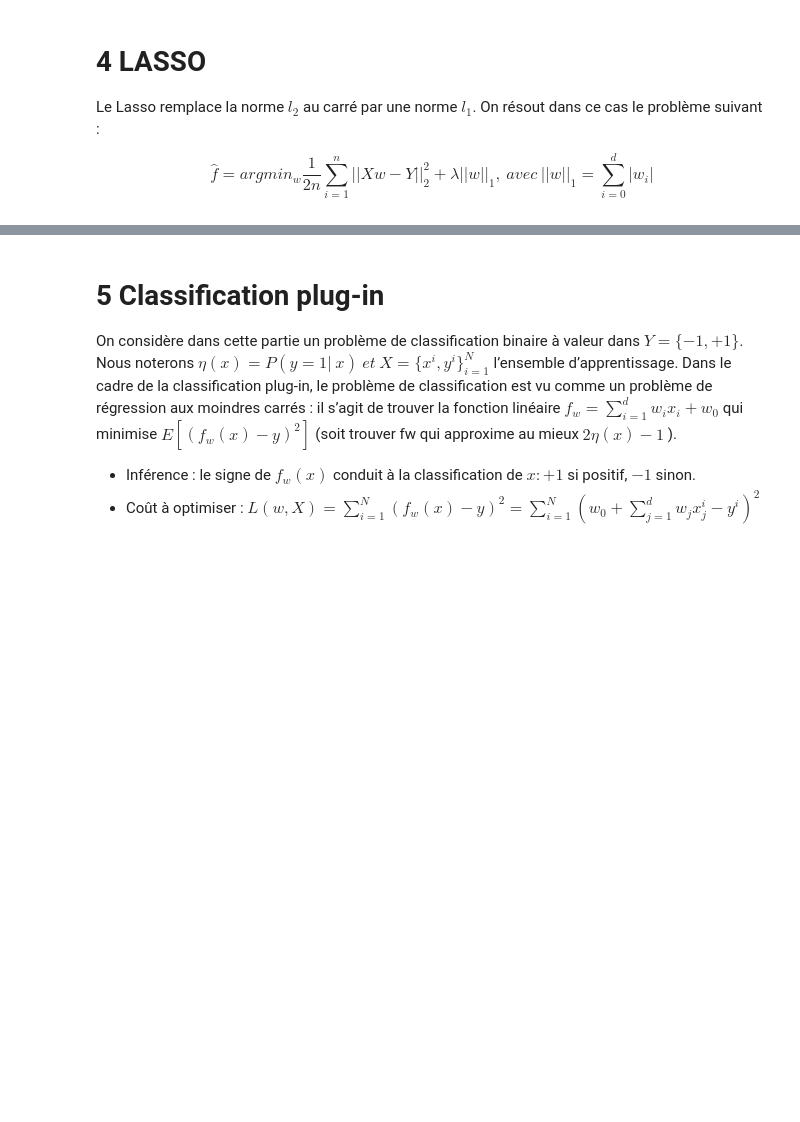
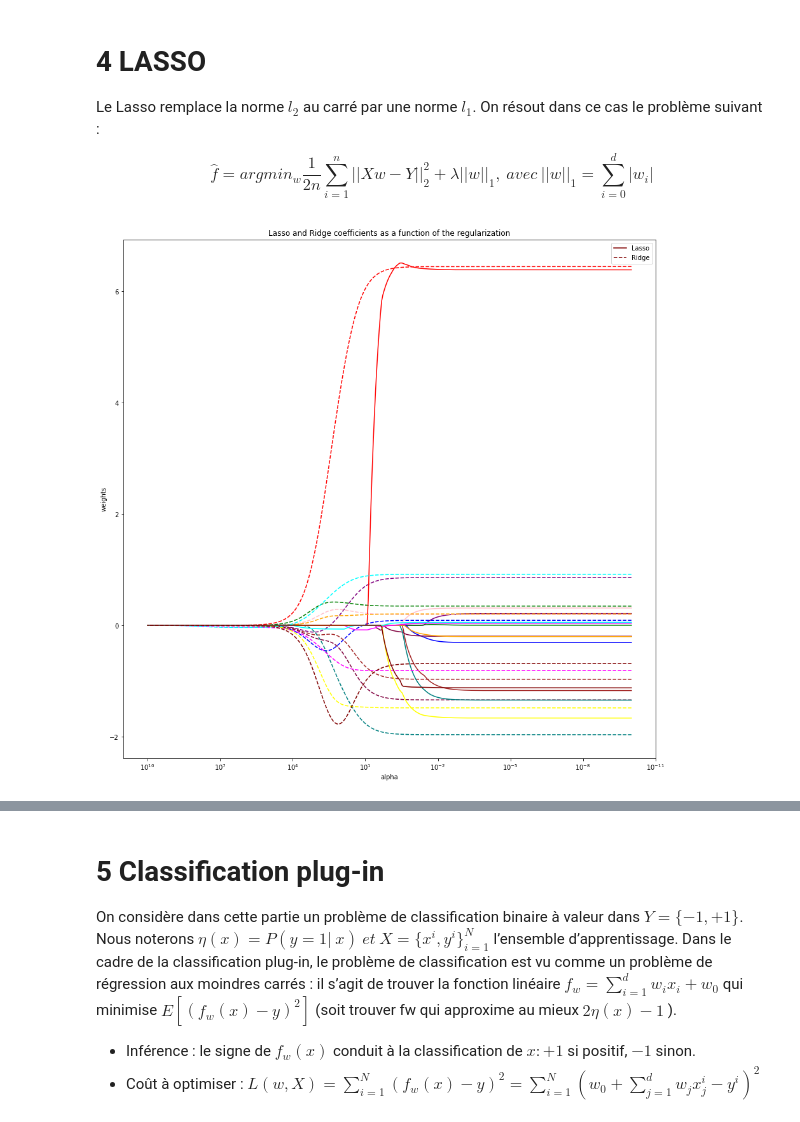
Before and after one commit to KVict/MALAP2018, a Jupyter notebook: ML_TP1.ipynb, the cells around one changed output, grey strips where cells are left out. Drawn from its saved outputs; the diff is of its cells as text; code cells hidden in the pictures; blank space fills up the shorter version.

```diff
--- a/ML_TP1.ipynb
+++ b/ML_TP1.ipynb
@@ -404,10 +396,10 @@ def question233 ():
     Y_BH_test = Y_BH[300:]
 
     means_train, stds_train, X_BH_train_pre = pre_trait (X_BH_train)
-    _, _, X_BH_test_pre = pre_trait(X_BH_test, means_train, stds_train)
+    _, _, X_BH_test_pre = pre_trait(X_BH_test, 1, means_train, stds_train)
 
     w_BH_train = regress(X_BH_train_pre, Y_BH_train)
-    print('w_BH = ', w_BH_train)
+    print(' w_BH = ', w_BH_train)
     print('\n ERROR de Y = ', mse(predict(w_BH_train, X_BH_test_pre), Y_BH_test))
 
     plt.plot(X_BH_test_pre[:,0] , Y_BH_test, 'bo', label='Data')
@@ -415,5 +407,7 @@ def question233 ():
     plt.legend()
     plt.show()
 
-question233()
+    return [X_BH_train_pre, X_BH_test_pre, Y_BH_train, Y_BH_test]
+
+X_BH_train_pre, X_BH_test_pre, Y_BH_train, Y_BH_test = question233()
 # %% [output]
@@ -470,0 +455,39 @@ $$
+# %%
+n_alphas = 400
+alphas = np.logspace(-10, 10, n_alphas)
+clf_l = linear_model.Lasso(fit_intercept=False)
+clf_r = linear_model.Ridge(fit_intercept=False)
+
+coefs_l = []
+coefs_r = []
+for a in alphas:
+    # Lasso
+    clf_l.set_params(alpha=a)
+    clf_l.fit(X_BH_train_pre, Y_BH_train)
+    coefs_l.append(clf_l.coef_)
+
+    # Ridge
+    clf_r.set_params(alpha=a)
+    clf_r.fit(X_BH_train_pre, Y_BH_train)
+    coefs_r.append(clf_r.coef_)
+# %%
+ax = plt.gca()
+
+colors = cycle(['purple', 'green', 'blue', 'pink', 'brown', 'red', '#80013f', \
+                'teal', 'orange', 'magenta', 'yellow', 'aqua', 'maroon', \
+                'mustard', 'lime', 'coral', 'azure'])
+
+for c_l, c_r, c in zip(np.asarray(coefs_l).T, np.asarray(coefs_r).T, colors):
+    l1 = plt.plot(alphas, c_l, c=c)
+    l2 = plt.plot(alphas, c_r, linestyle='--', c=c)
+
+ax.set_xscale('log')
+ax.set_xlim(ax.get_xlim()[::-1])  # reverse axis
+plt.xlabel('alpha')
+plt.ylabel('weights')
+plt.title('Lasso and Ridge coefficients as a function of the regularization')
+plt.legend((l1[-1], l2[-1]), ('Lasso', 'Ridge'))#, loc='lower left')
+plt.axis('tight')
+plt.show()
+# %% [output]
+[figure, added]
```
Also changed, not shown: parts of 13 cells of this notebook.
